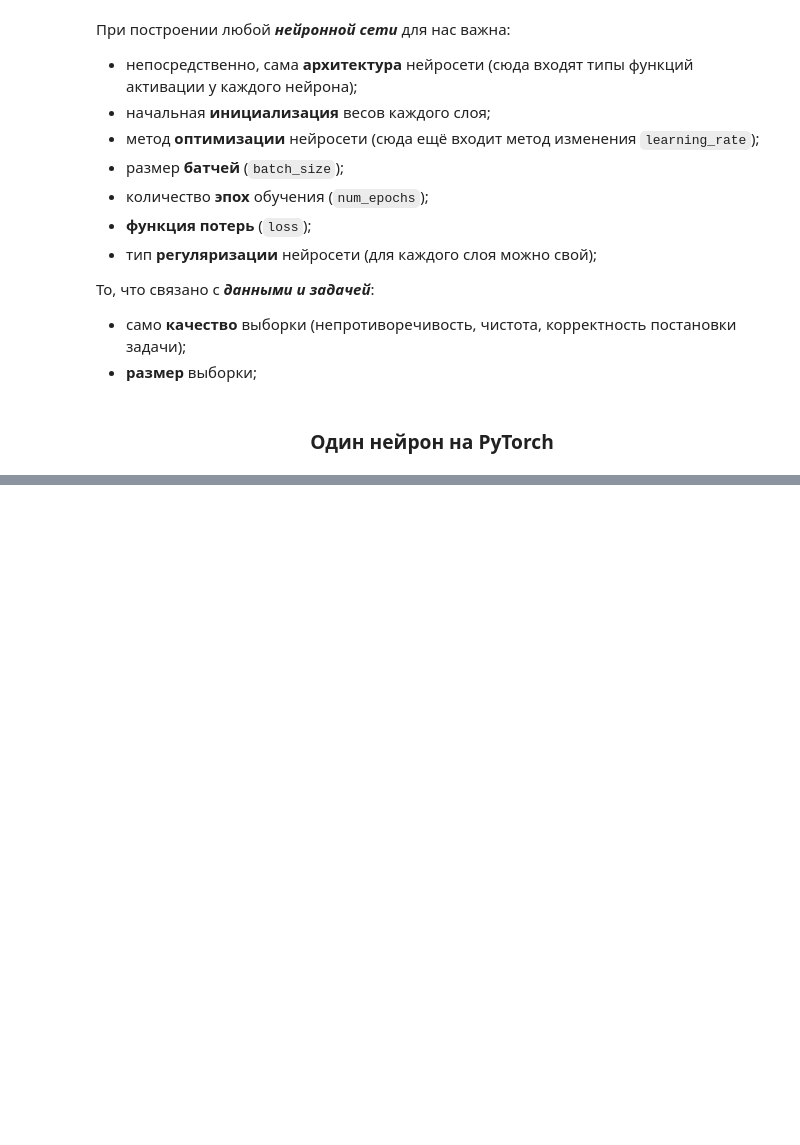
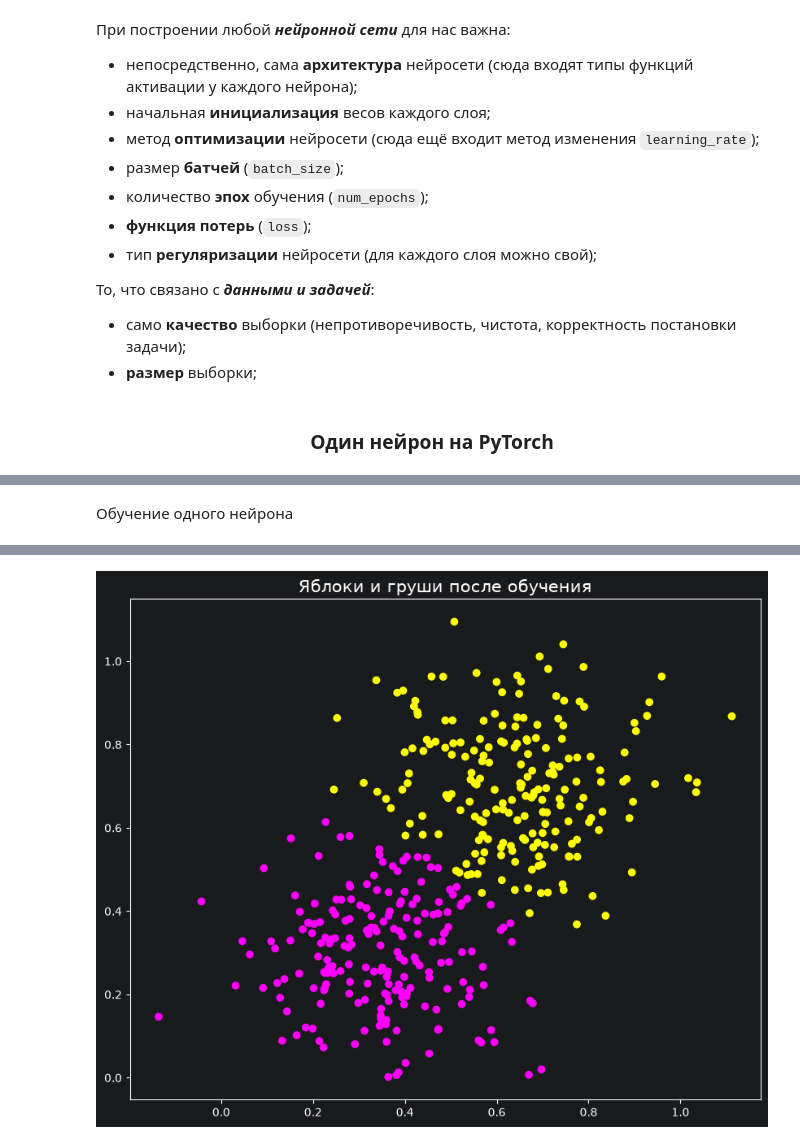
Before and after one commit to mrSvinka/Image-recognition, a Jupyter notebook: laba-4/Практика_04.ipynb, the cells around one changed output, grey strips where cells are left out. Drawn from its saved outputs; the diff is of its cells as text; code cells hidden in the pictures; blank space fills up the shorter version.

```diff
--- a/laba-4/Практика_04.ipynb
+++ b/laba-4/Практика_04.ipynb
@@ -493,0 +61,27 @@ plt.show();
+# %% [markdown]
+Обучение одного нейрона
+# %%
+X = torch.autograd.Variable(torch.FloatTensor(data.iloc[:, :2].values))
+y = torch.autograd.Variable(torch.FloatTensor(data['target'].values.reshape(-1, 1)))
+
+neuron = nn.Sequential(nn.Linear(2, 1),nn.Sigmoid())
+
+loss_fn = nn.MSELoss(size_average=False)
+optimizer = torch.optim.SGD(neuron.parameters(), lr=0.01)
+
+for t in range(500):
+    y_pred = neuron(X)
+    loss = loss_fn(y_pred, y)
+    optimizer.zero_grad()
+    loss.backward()
+    optimizer.step()
+
+print('loss =', loss.data)
+
+# визуализация
+y_pred = (neuron(X) > 0.5).data.numpy().reshape(-1)
+plt.figure(figsize=(10, 8))
+plt.scatter(data.iloc[:, 0], data.iloc[:, 1], c=y_pred, cmap='spring')
+plt.title('Яблоки и груши после обучения', fontsize=15)
+plt.show()
+# %% [output]
@@ -493,0 +89 @@ plt.show();
+[figure, added]
```
Also changed, not shown: parts of 65 cells of this notebook, 1 other file.
